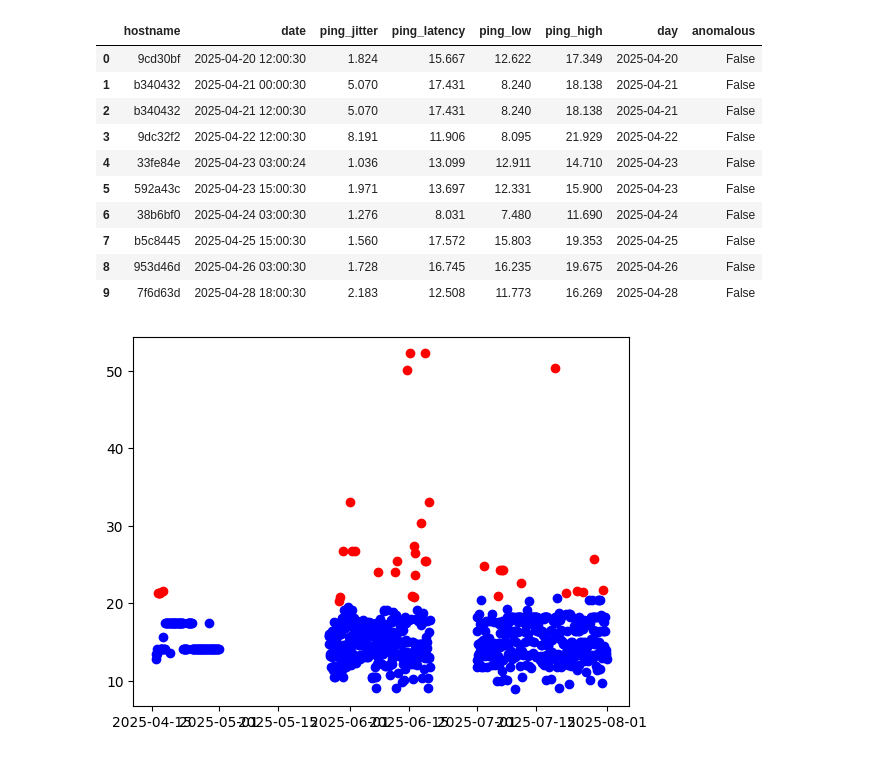
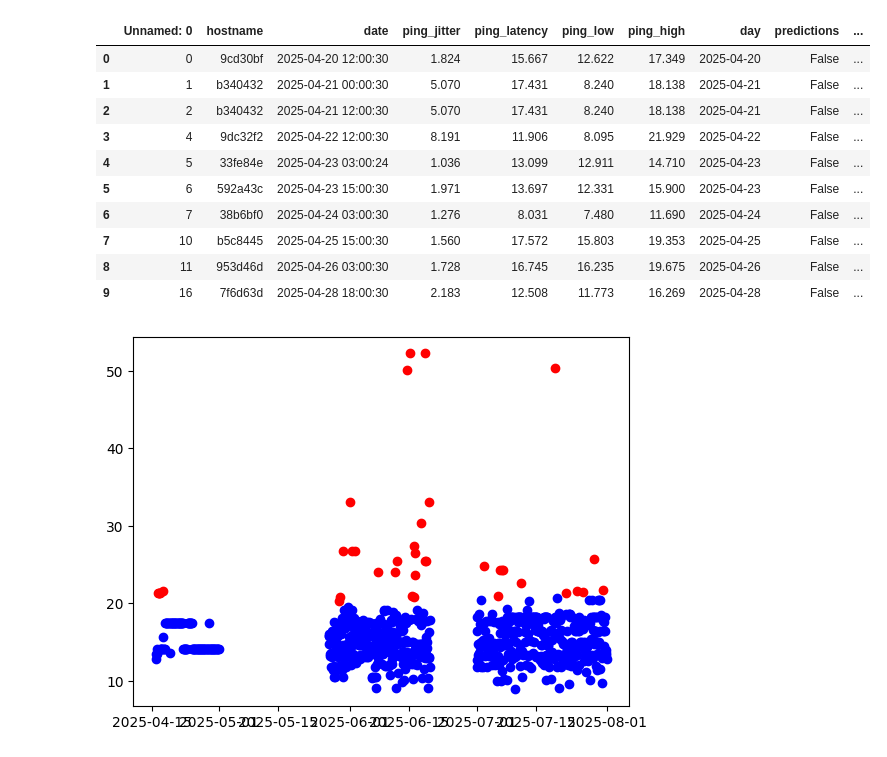
Before and after one commit to noise-course/course-project-Luca-W-D, a Jupyter notebook: clarice.ipynb, the cells around one changed output. Cells and saved outputs as stored; diff of their text form; code cells hidden in the pictures.

```diff
--- a/clarice.ipynb
+++ b/clarice.ipynb
@@ -3,20 +3,20 @@ import pandas as pd
 import numpy as np
 import matplotlib.pyplot as plt
 # %%
-df = pd.read_csv("3-labeled.csv")
+df = pd.read_csv("clean_labeled.csv")
 df.head(10)
 # %% [output]
-|  | hostname | date | ping_jitter | ping_latency | ping_low | ping_high | day | anomalous |
-| 0 | 9cd30bf | 2025-04-20 12:00:30 | 1.824 | 15.667 | 12.622 | 17.349 | 2025-04-20 | False |
-| 1 | b340432 | 2025-04-21 00:00:30 | 5.070 | 17.431 | 8.240 | 18.138 | 2025-04-21 | False |
-| 2 | b340432 | 2025-04-21 12:00:30 | 5.070 | 17.431 | 8.240 | 18.138 | 2025-04-21 | False |
-| 3 | 9dc32f2 | 2025-04-22 12:00:30 | 8.191 | 11.906 | 8.095 | 21.929 | 2025-04-22 | False |
-| 4 | 33fe84e | 2025-04-23 03:00:24 | 1.036 | 13.099 | 12.911 | 14.710 | 2025-04-23 | False |
-| 5 | 592a43c | 2025-04-23 15:00:30 | 1.971 | 13.697 | 12.331 | 15.900 | 2025-04-23 | False |
-| 6 | 38b6bf0 | 2025-04-24 03:00:30 | 1.276 | 8.031 | 7.480 | 11.690 | 2025-04-24 | False |
-| 7 | b5c8445 | 2025-04-25 15:00:30 | 1.560 | 17.572 | 15.803 | 19.353 | 2025-04-25 | False |
-| 8 | 953d46d | 2025-04-26 03:00:30 | 1.728 | 16.745 | 16.235 | 19.675 | 2025-04-26 | False |
-| 9 | 7f6d63d | 2025-04-28 18:00:30 | 2.183 | 12.508 | 11.773 | 16.269 | 2025-04-28 | False |
+|  | Unnamed: 0 | hostname | date | ping_jitter | ping_latency | ping_low | ping_high | day | predictions | ... |
+| 0 | 0 | 9cd30bf | 2025-04-20 12:00:30 | 1.824 | 15.667 | 12.622 | 17.349 | 2025-04-20 | False | ... |
+| 1 | 1 | b340432 | 2025-04-21 00:00:30 | 5.070 | 17.431 | 8.240 | 18.138 | 2025-04-21 | False | ... |
+| 2 | 2 | b340432 | 2025-04-21 12:00:30 | 5.070 | 17.431 | 8.240 | 18.138 | 2025-04-21 | False | ... |
+| 3 | 4 | 9dc32f2 | 2025-04-22 12:00:30 | 8.191 | 11.906 | 8.095 | 21.929 | 2025-04-22 | False | ... |
+| 4 | 5 | 33fe84e | 2025-04-23 03:00:24 | 1.036 | 13.099 | 12.911 | 14.710 | 2025-04-23 | False | ... |
+| 5 | 6 | 592a43c | 2025-04-23 15:00:30 | 1.971 | 13.697 | 12.331 | 15.900 | 2025-04-23 | False | ... |
+| 6 | 7 | 38b6bf0 | 2025-04-24 03:00:30 | 1.276 | 8.031 | 7.480 | 11.690 | 2025-04-24 | False | ... |
+| 7 | 10 | b5c8445 | 2025-04-25 15:00:30 | 1.560 | 17.572 | 15.803 | 19.353 | 2025-04-25 | False | ... |
+| 8 | 11 | 953d46d | 2025-04-26 03:00:30 | 1.728 | 16.745 | 16.235 | 19.675 | 2025-04-26 | False | ... |
+| 9 | 16 | 7f6d63d | 2025-04-28 18:00:30 | 2.183 | 12.508 | 11.773 | 16.269 | 2025-04-28 | False | ... |
 # %%
 df["date"] = pd.to_datetime(df["date"])
 # %%
```
Also changed, not shown: parts of 2 cells of this notebook.
